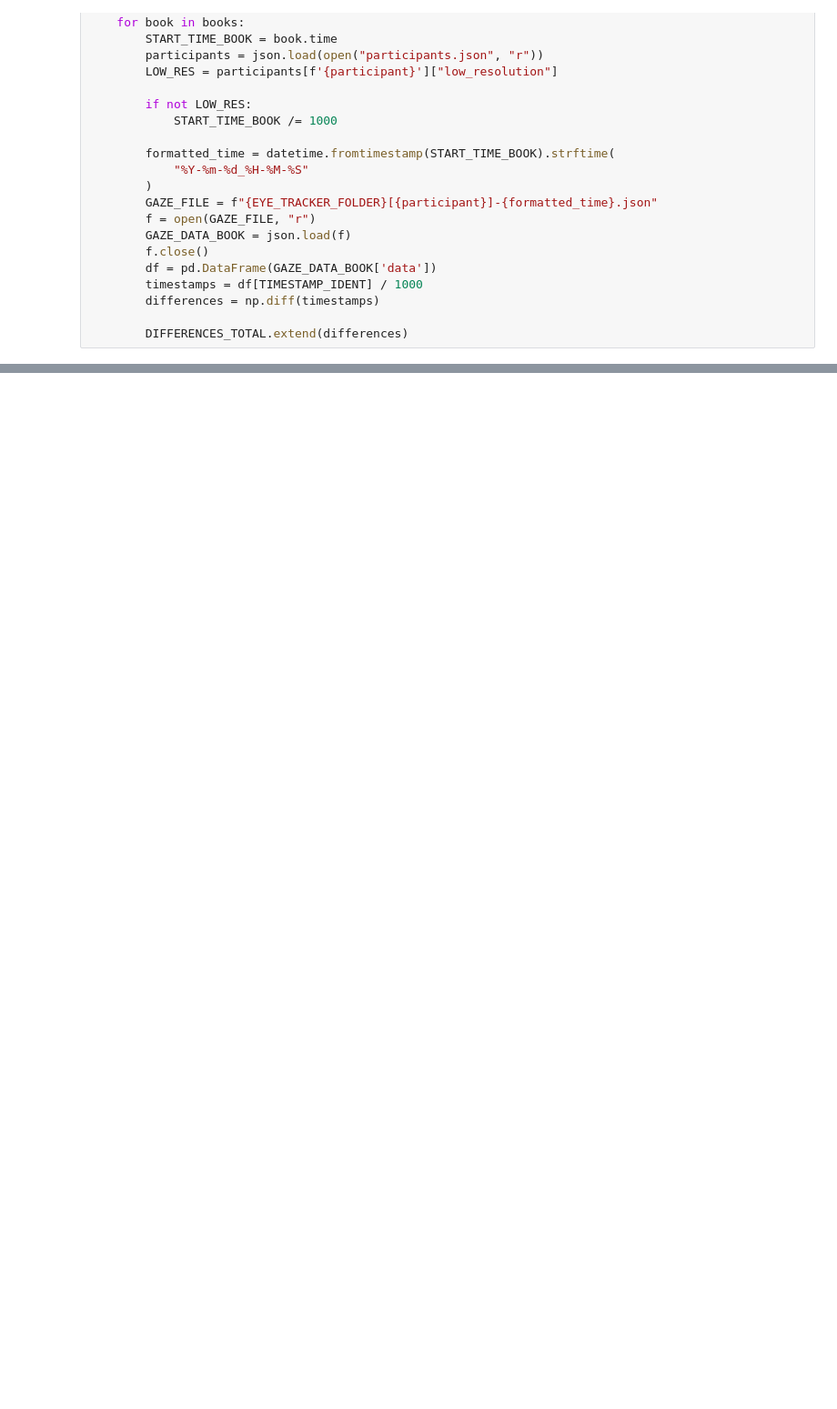
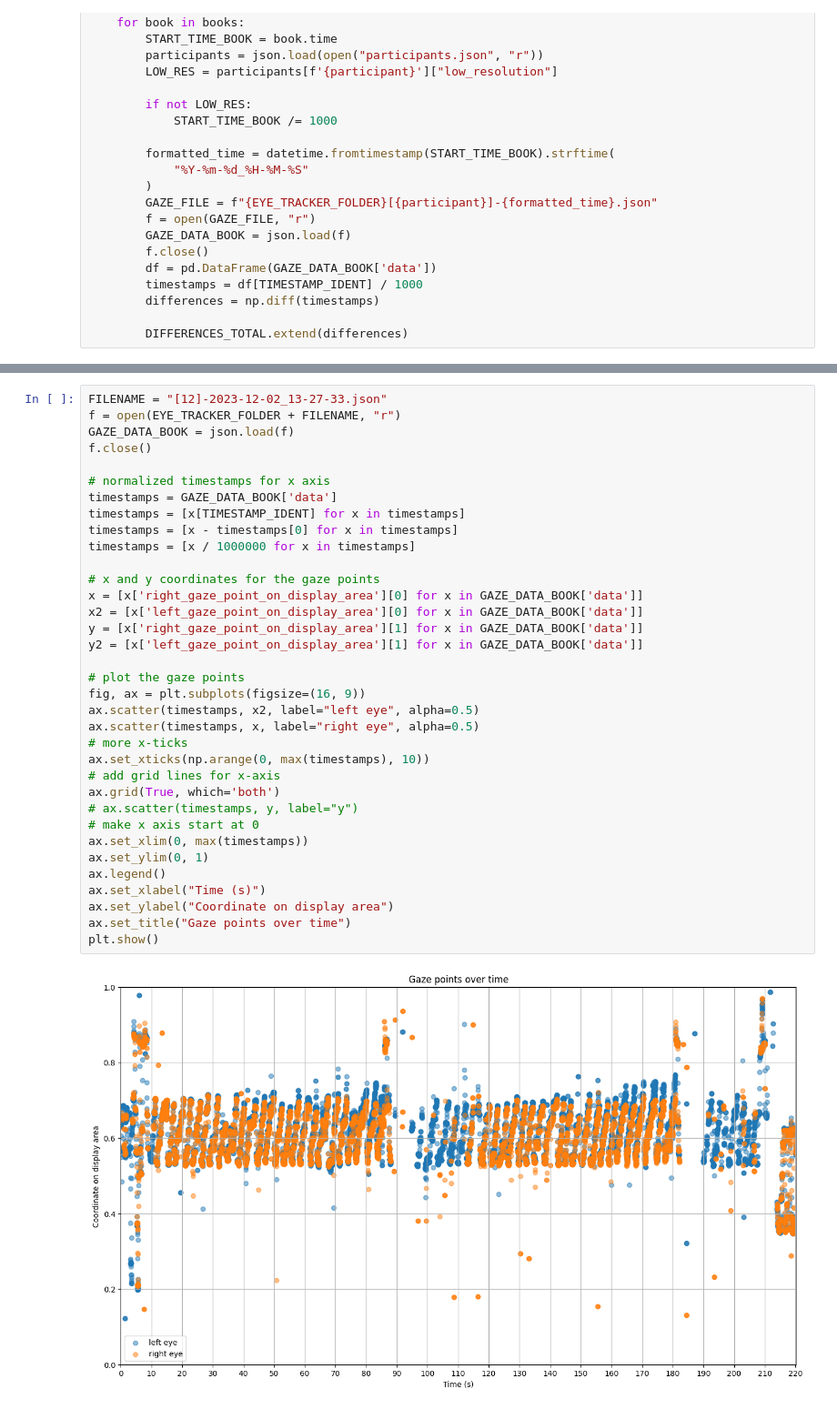
Before and after one commit to SlimShadyIAm/flow, a Jupyter notebook: apps/backend/data_quality.ipynb, the cells around one changed output, grey strips where cells are left out. Shown at 91% size. Saved outputs shown, nothing was run; the diff lists cells and outputs as text; blank space fills up the shorter version.

Commit message:
Assess more data quality

```diff
--- a/apps/backend/data_quality.ipynb
+++ b/apps/backend/data_quality.ipynb
@@ -88,0 +170,37 @@ print(sum(DIFFERENCES_TOTAL))
+# %%
+FILENAME = "[12]-2023-12-02_13-27-33.json"
+f = open(EYE_TRACKER_FOLDER + FILENAME, "r")
+GAZE_DATA_BOOK = json.load(f)
+f.close()
+
+# normalized timestamps for x axis
+timestamps = GAZE_DATA_BOOK['data']
+timestamps = [x[TIMESTAMP_IDENT] for x in timestamps]
+timestamps = [x - timestamps[0] for x in timestamps]
+timestamps = [x / 1000000 for x in timestamps]
+
+# x and y coordinates for the gaze points
+x = [x['right_gaze_point_on_display_area'][0] for x in GAZE_DATA_BOOK['data']]
+x2 = [x['left_gaze_point_on_display_area'][0] for x in GAZE_DATA_BOOK['data']]
+y = [x['right_gaze_point_on_display_area'][1] for x in GAZE_DATA_BOOK['data']]
+y2 = [x['left_gaze_point_on_display_area'][1] for x in GAZE_DATA_BOOK['data']]
+
+# plot the gaze points
+fig, ax = plt.subplots(figsize=(16, 9))
+ax.scatter(timestamps, x2, label="left eye", alpha=0.5)
+ax.scatter(timestamps, x, label="right eye", alpha=0.5)
+# more x-ticks
+ax.set_xticks(np.arange(0, max(timestamps), 10))
+# add grid lines for x-axis
+ax.grid(True, which='both')
+# ax.scatter(timestamps, y, label="y")
+# make x axis start at 0
+ax.set_xlim(0, max(timestamps))
+ax.set_ylim(0, 1)
+ax.legend()
+ax.set_xlabel("Time (s)")
+ax.set_ylabel("Coordinate on display area")
+ax.set_title("Gaze points over time")
+plt.show()
+# %% [output]
+[figure, added]
```
Also changed, not shown: parts of 4 cells of this notebook.
